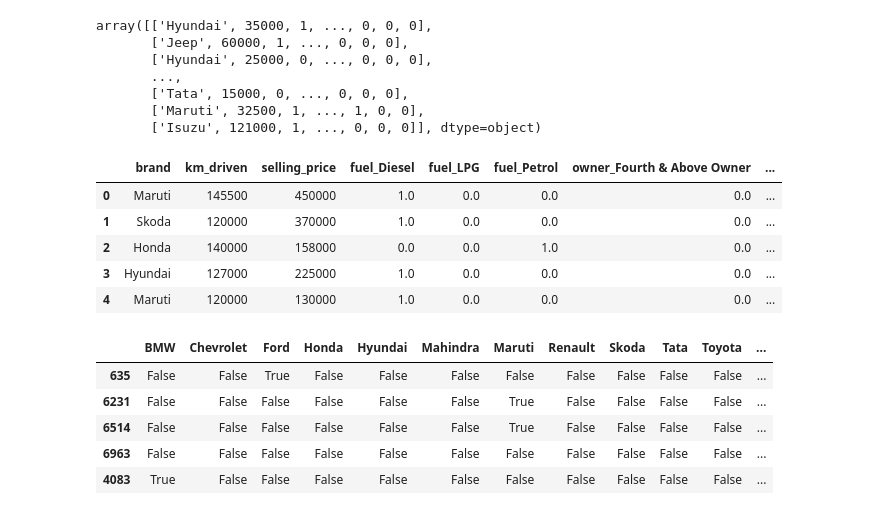
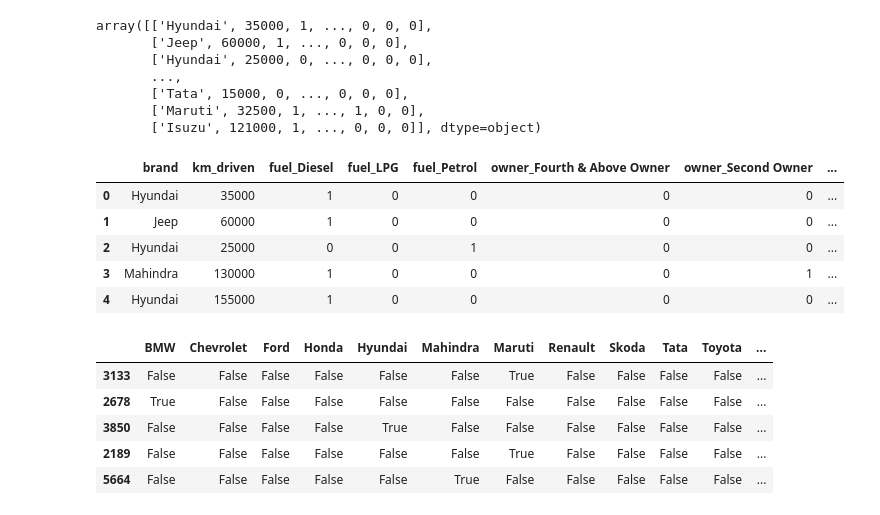
Before and after one commit to RomanNihal/Machine_Learning, a Jupyter notebook: Techniques/One_Hot_Encoding.ipynb, the cells around one changed output. Drawn from its saved outputs; the diff is of its cells as text; code cells hidden in the pictures.

```diff
--- a/Techniques/One_Hot_Encoding.ipynb
+++ b/Techniques/One_Hot_Encoding.ipynb
@@ -107,6 +107,11 @@ pd.get_dummies(df, columns=['fuel','owner'], drop_first=True) #solved
 # %%
 from sklearn.model_selection import train_test_split
 X_train, X_test, y_train, y_test = train_test_split(df.iloc[:,0:4], df.iloc[:,-1], test_size=0.2, random_state=2)
+# %%
+X_train = X_train.reset_index(drop=True)
+X_test = X_test.reset_index(drop=True)
+y_train = y_train.reset_index(drop=True)
+y_test = y_test.reset_index(drop=True)
 # %%
 from sklearn.preprocessing import OneHotEncoder
 ohe = OneHotEncoder(drop='first', dtype=np.int32)
@@ -124,18 +129,18 @@ array([['Hyundai', 35000, 1, ..., 0, 0, 0],
        ['Maruti', 32500, 1, ..., 1, 0, 0],
        ['Isuzu', 121000, 1, ..., 0, 0, 0]], dtype=object)
 # %%
-encoded_df = pd.DataFrame(X_train_n, columns=ohe.get_feature_names_out())
-df = pd.concat([df, encoded_df], axis=1)
-df.drop(['fuel','owner'], axis=1, inplace=True)
+encoded_X_train = pd.DataFrame(X_train_n, columns=ohe.get_feature_names_out())
+X_train = pd.concat([X_train, encoded_X_train], axis=1)
+X_train.drop(['fuel','owner'], axis=1, inplace=True)
 # %%
-df.head()
+X_train.head()
 # %% [output]
-|  | brand | km_driven | selling_price | fuel_Diesel | fuel_LPG | fuel_Petrol | owner_Fourth & Above Owner | ... |
-| 0 | Maruti | 145500 | 450000 | 1.0 | 0.0 | 0.0 | 0.0 | ... |
-| 1 | Skoda | 120000 | 370000 | 1.0 | 0.0 | 0.0 | 0.0 | ... |
-| 2 | Honda | 140000 | 158000 | 0.0 | 0.0 | 1.0 | 0.0 | ... |
-| 3 | Hyundai | 127000 | 225000 | 1.0 | 0.0 | 0.0 | 0.0 | ... |
-| 4 | Maruti | 120000 | 130000 | 1.0 | 0.0 | 0.0 | 0.0 | ... |
+|  | brand | km_driven | fuel_Diesel | fuel_LPG | fuel_Petrol | owner_Fourth & Above Owner | owner_Second Owner | ... |
+| 0 | Hyundai | 35000 | 1 | 0 | 0 | 0 | 0 | ... |
+| 1 | Jeep | 60000 | 1 | 0 | 0 | 0 | 0 | ... |
+| 2 | Hyundai | 25000 | 0 | 0 | 1 | 0 | 0 | ... |
+| 3 | Mahindra | 130000 | 1 | 0 | 0 | 0 | 1 | ... |
+| 4 | Hyundai | 155000 | 1 | 0 | 0 | 0 | 0 | ... |
 # %%
 counts = df['brand'].value_counts()
 df['brand'] = df['brand'].apply(lambda x: 'uncommon' if counts[x] < 100 else x)
@@ -143,8 +148,8 @@ df['brand'] = df['brand'].apply(lambda x: 'uncommon' if counts[x] < 100 else x)
 pd.get_dummies(df['brand']).sample(5)
 # %% [output]
 |  | BMW | Chevrolet | Ford | Honda | Hyundai | Mahindra | Maruti | Renault | Skoda | Tata | Toyota | ... |
-| 635 | False | False | True | False | False | False | False | False | False | False | False | ... |
-| 6231 | False | False | False | False | False | False | True | False | False | False | False | ... |
-| 6514 | False | False | False | False | False | False | True | False | False | False | False | ... |
-| 6963 | False | False | False | False | False | False | False | False | False | False | False | ... |
-| 4083 | True | False | False | False | False | False | False | False | False | False | False | ... |
+| 3133 | False | False | False | False | False | False | True | False | False | False | False | ... |
+| 2678 | True | False | False | False | False | False | False | False | False | False | False | ... |
+| 3850 | False | False | False | False | True | False | False | False | False | False | False | ... |
+| 2189 | False | False | False | False | False | False | True | False | False | False | False | ... |
+| 5664 | False | False | False | False | False | True | False | False | False | False | False | ... |
```
Also changed, not shown: 2 other files.
